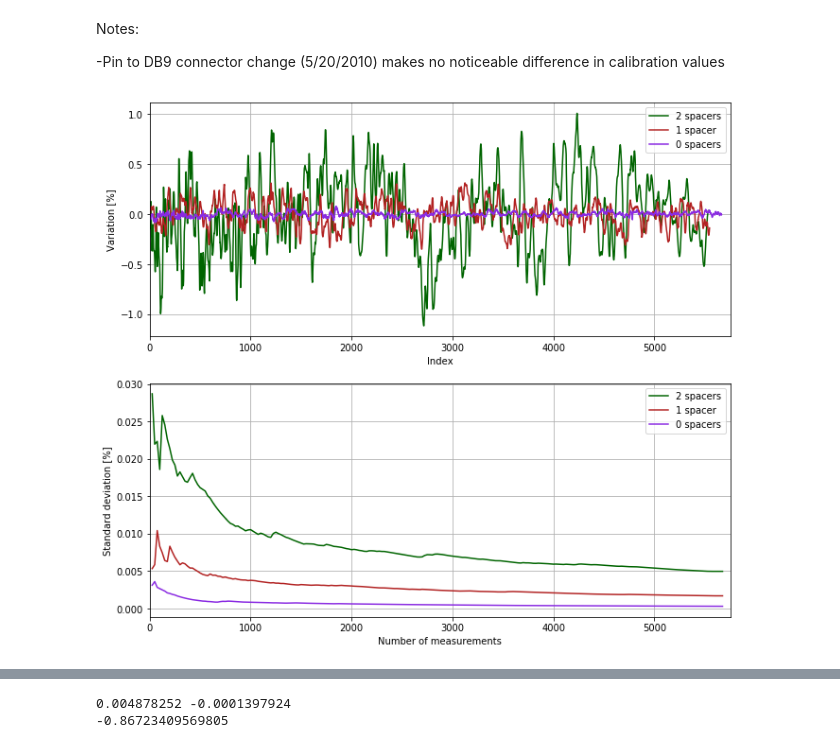
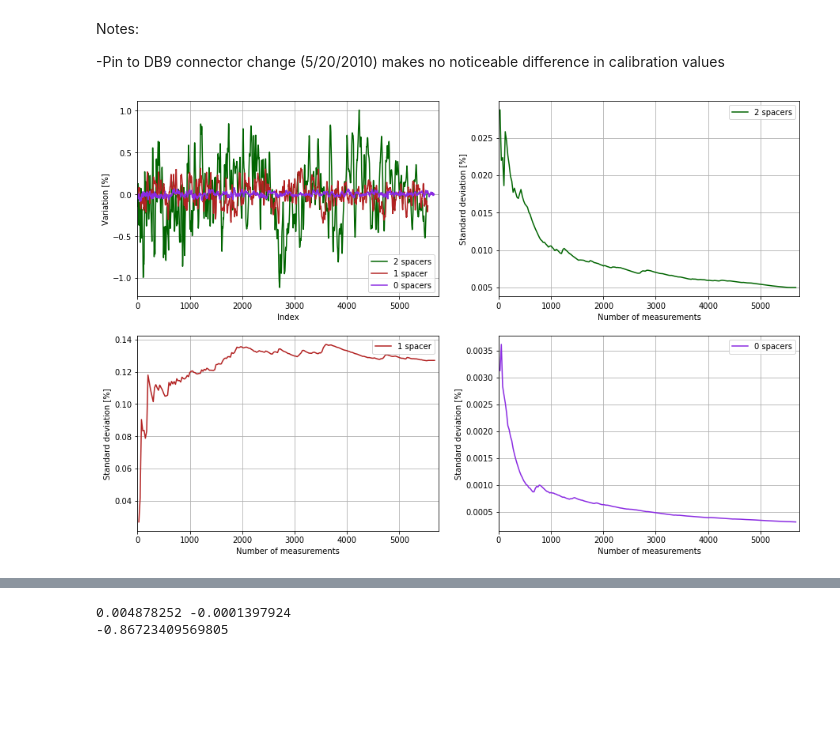
Before and after one commit to ylecoeuche/PCal-Power-Sensor-Calibration, a Jupyter notebook: pcal_calibration/PcalPowerSensors.ipynb, the cells around one changed output, grey strips where cells are left out. Saved outputs shown, nothing was run; the diff lists cells and outputs as text; code cells hidden in the pictures; blank space fills up the shorter version.

```diff
--- a/pcal_calibration/PcalPowerSensors.ipynb
+++ b/pcal_calibration/PcalPowerSensors.ipynb
@@ -724,27 +763,6 @@ Notes:
 
  -Pin to DB9 connector change (5/20/2010) makes no noticeable difference in calibration values
 # %%
-# def extract_data(filename, device1, device2):
-
-#     D1_Refl = np.genfromtxt(filename+'/'+filename[0:15]+'_meas_'+device1+'Refl.csv', dtype = float, delimiter=',', usecols = 1, skip_header = 1)
-#     D1_Tran = np.genfromtxt(filename+'/'+filename[0:15]+'_meas_'+device1+'Tran.csv', dtype = float, delimiter=',', usecols = 1, skip_header = 1)
-#     D2_Refl = np.genfromtxt(filename+'/'+filename[0:15]+'_meas_'+device2+'Refl.csv', dtype = float, delimiter=',', usecols = 1, skip_header = 1)
-#     D2_Tran = np.genfromtxt(filename+'/'+filename[0:15]+'_meas_'+device2+'Tran.csv', dtype = float, delimiter=',', usecols = 1, skip_header = 1)
-
-#     return [D1_Refl/np.mean(D1_Refl), D1_Tran/np.mean(D1_Tran), D2_Refl/np.mean(D2_Refl), D2_Tran/np.mean(D2_Tran)]
-
-# def std_avg(dataset):
-
-#     return (1/np.sqrt(len(dataset)))*np.std(dataset)
-
-# def pwrfit(dataset):
-
-#     idx = np.arange(len(dataset))
-#     laser_drift = np.polyfit(idx, dataset, 6)
-#     ld = np.poly1d(laser_drift)
-
-#     return ld(idx)
-
 no_spacer = extract_data('2018-05-22T1054_rat_PC06_PC05', 'PC06', 'PC05')
 dataset1 = no_spacer[0]/no_spacer[3]
 dataset2 = no_spacer[2]/no_spacer[1]
@@ -762,62 +780,74 @@ two_spacer2 = extract_data2('2018-05-25T1609_rat_WS1_PC05', 'PC05', 'WS1')
 dataset6 = two_spacer2[0]/two_spacer2[1]
 dataset6 = 100*(dataset6/np.mean(dataset6)-1)
 
-ref_std = np.mean([std_avg(dataset3), std_avg(dataset4)])
-
 meas_num = np.arange(25, 5700, 25)
-std_list = []
+std_list1 = []
 for i in meas_num:
     temp_std = std_avg(dataset1[0:i])
-    std_list.append(temp_std)
-
-meas_num = np.arange(25, 5700, 25)
-std_list2 = []
-for i in meas_num:
-    temp_std = std_avg(dataset3[0:i])
-    std_list2.append(temp_std)
+#     temp_std = np.std(dataset1[0:i])
+    std_list1.append(temp_std)
 
 meas_num = np.arange(25, 5700, 25)
 std_list3 = []
 for i in meas_num:
-    temp_std = std_avg(dataset5[0:i])
+#     temp_std = std_avg(dataset5[0:i])
+    temp_std = np.std(dataset5[0:i])
     std_list3.append(temp_std)
 
 meas_num = np.arange(25, 5700, 25)
 std_list4 = []
 for i in meas_num:
     temp_std = std_avg(dataset6[0:i])
+#     temp_std = np.std(dataset6[0:i])
     std_list4.append(temp_std)
 
-plt.figure(figsize=(11,10))
-plt.subplot(211)
+ref_std = np.mean([std_avg(dataset3), std_avg(dataset4)])
+
+plt.figure(figsize=(15,10))
+plt.subplot(221)
 # plt.plot(dataset3, color = 'darkgreen', label='2 spacers')
 plt.plot(dataset6, color = 'darkgreen', label='2 spacers')
 plt.plot(dataset5, color = 'firebrick', label = '1 spacer')
 plt.plot(dataset1, color='blueviolet', label='0 spacers')
 plt.ylabel('Variation [%]')
 plt.xlabel('Index')
 plt.xlim(0,5750)
 plt.grid()
 plt.legend()
 
-plt.subplot(212)
-# plt.plot(meas_num, std_list2, 'darkgreen', label='2 spacers')
+plt.subplot(222)
 plt.plot(meas_num, std_list4, 'darkgreen', label='2 spacers')
+plt.ylabel ('Standard deviation [%]')
+plt.xlabel('Number of measurements')
+plt.legend()
+plt.grid()
+plt.xlim(0,5750)
+
+plt.subplot(223)
 plt.plot(meas_num, std_list3, 'firebrick', label='1 spacer')
-plt.plot(meas_num, std_list, 'blueviolet', label='0 spacers')
+plt.ylabel ('Standard deviation [%]')
+plt.xlabel('Number of measurements')
+plt.legend()
+plt.grid()
+plt.xlim(0,5750)
+
+plt.subplot(224)
+plt.plot(meas_num, std_list1, 'blueviolet', label='0 spacers')
 plt.ylabel ('Standard deviation [%]')
 plt.xlabel('Number of measurements')
 plt.legend()
 plt.grid()
 plt.xlim(0,5750)
 plt.savefig('spacer_comp.png')
 plt.show()
 
 ### MAKE FOUR PANEL PLOT TO SEE 0 SPACER FEATURES
 ### 1 WATT MAX INTO THE FRONT OF THE SPHERE
 ### #PHOTONS PER WATT / ELECTRONS PER AMP --> 0.8 (1064NM)
+
+### MAKE MEAN VALUE FOR EACH OVER TIME
 # %% [output]
-[figure, old version]
+[figure, new version]
 # %%
 new_rat = [0.4112107, 0.4114537, 0.4111923, 0.4116340, 0.4115682, 0.4113973]
 temp_mean = np.mean(new_rat)
```
Also changed, not shown: parts of 9 cells of this notebook.
